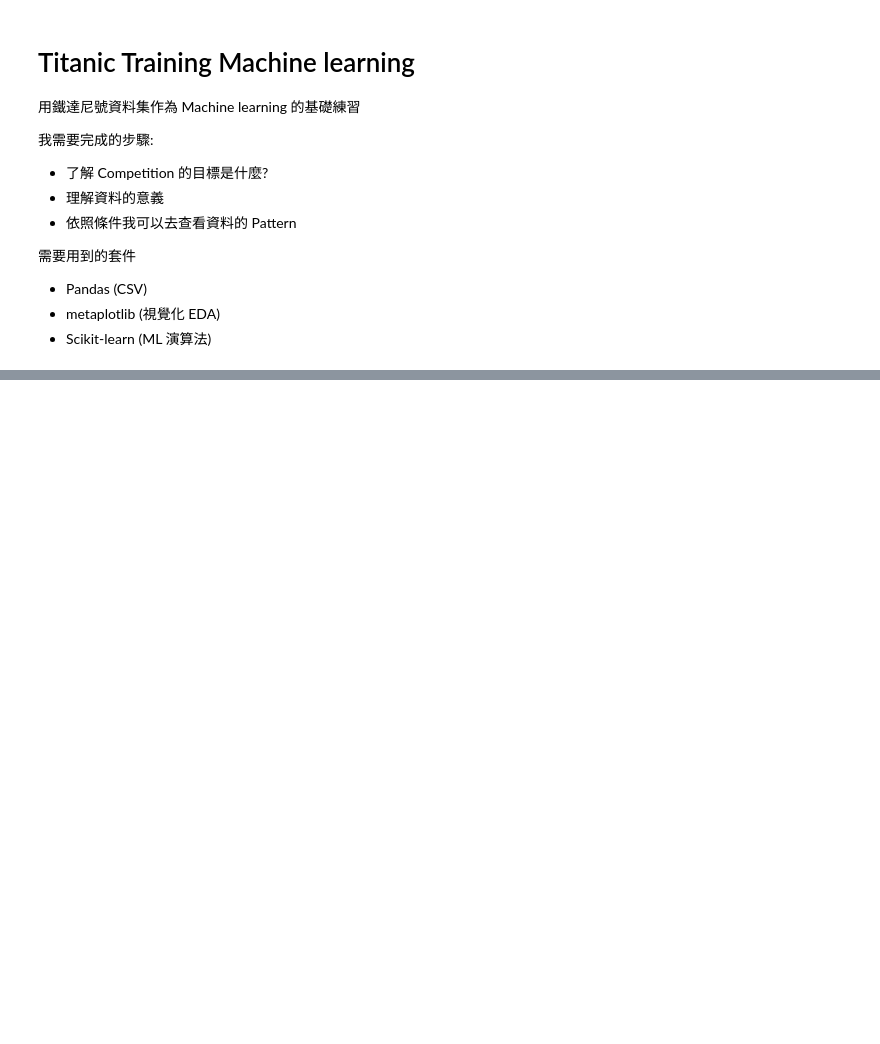
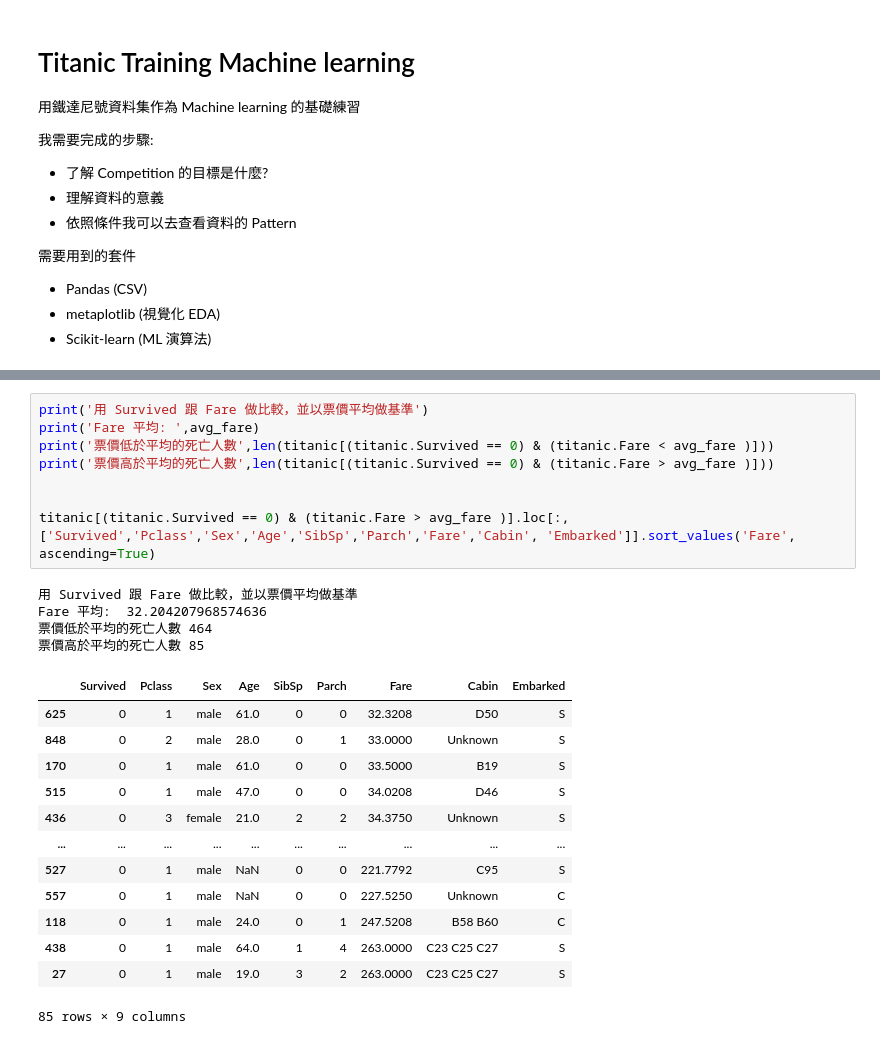
Before and after one commit to victorDeveloper0821/handon-py-data-analysis, a Jupyter notebook: TitanicPrediction.ipynb, the cells around one changed output, grey strips where cells are left out. Cells and saved outputs as stored; diff of their text form; blank space fills up the shorter version.

```diff
--- a/TitanicPrediction.ipynb
+++ b/TitanicPrediction.ipynb
@@ -38,0 +134,26 @@ titanic
+# %%
+print('用 Survived 跟 Fare 做比較，並以票價平均做基準')
+print('Fare 平均: ',avg_fare)
+print('票價低於平均的死亡人數',len(titanic[(titanic.Survived == 0) & (titanic.Fare < avg_fare )]))
+print('票價高於平均的死亡人數',len(titanic[(titanic.Survived == 0) & (titanic.Fare > avg_fare )]))
+
+
+titanic[(titanic.Survived == 0) & (titanic.Fare > avg_fare )].loc[:,['Survived','Pclass','Sex','Age','SibSp','Parch','Fare','Cabin', 'Embarked']].sort_values('Fare', ascending=True)
+# %% [output]
+用 Survived 跟 Fare 做比較，並以票價平均做基準
+Fare 平均:  32.204207968574636
+票價低於平均的死亡人數 464
+票價高於平均的死亡人數 85
+|  | Survived | Pclass | Sex | Age | SibSp | Parch | Fare | Cabin | Embarked |
+| 625 | 0 | 1 | male | 61.0 | 0 | 0 | 32.3208 | D50 | S |
+| 848 | 0 | 2 | male | 28.0 | 0 | 1 | 33.0000 | Unknown | S |
+| 170 | 0 | 1 | male | 61.0 | 0 | 0 | 33.5000 | B19 | S |
+| 515 | 0 | 1 | male | 47.0 | 0 | 0 | 34.0208 | D46 | S |
+| 436 | 0 | 3 | female | 21.0 | 2 | 2 | 34.3750 | Unknown | S |
+| ... | ... | ... | ... | ... | ... | ... | ... | ... | ... |
+| 527 | 0 | 1 | male | NaN | 0 | 0 | 221.7792 | C95 | S |
+| 557 | 0 | 1 | male | NaN | 0 | 0 | 227.5250 | Unknown | C |
+| 118 | 0 | 1 | male | 24.0 | 0 | 1 | 247.5208 | B58 B60 | C |
+| 438 | 0 | 1 | male | 64.0 | 1 | 4 | 263.0000 | C23 C25 C27 | S |
+| 27 | 0 | 1 | male | 19.0 | 3 | 2 | 263.0000 | C23 C25 C27 | S |
+85 rows × 9 columns
```
Also changed, not shown: parts of 16 cells of this notebook.
